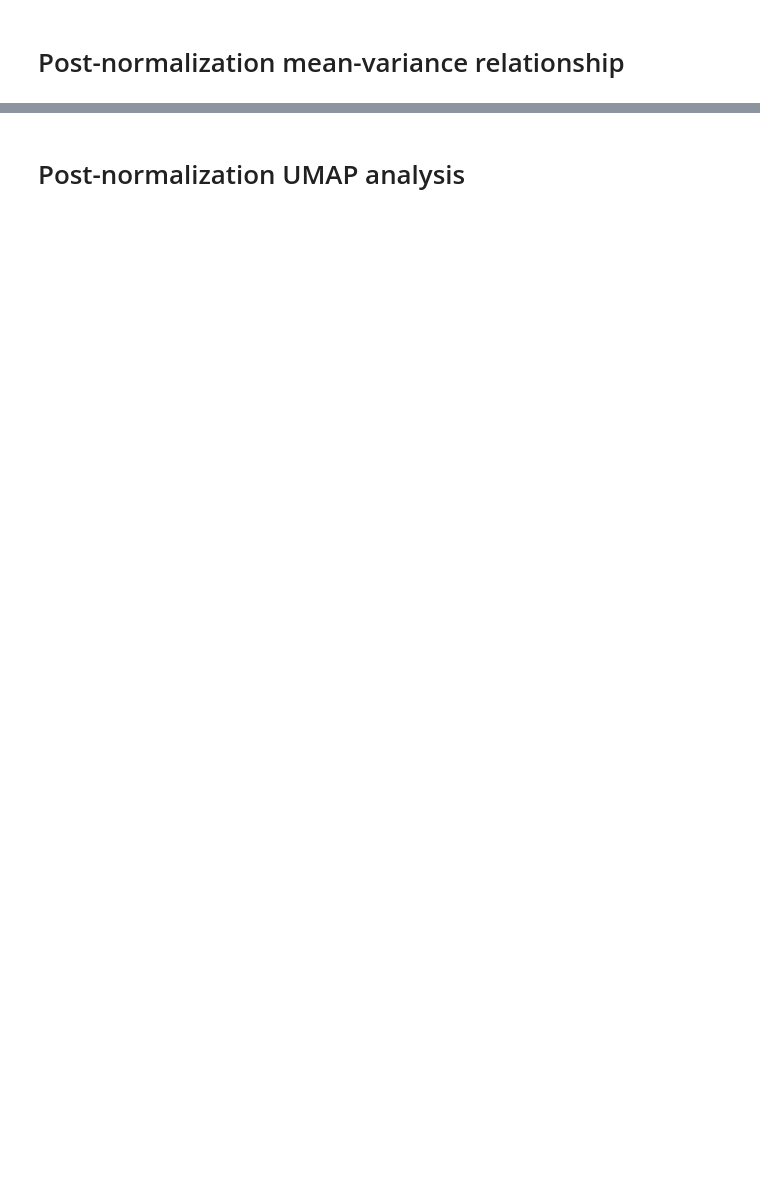
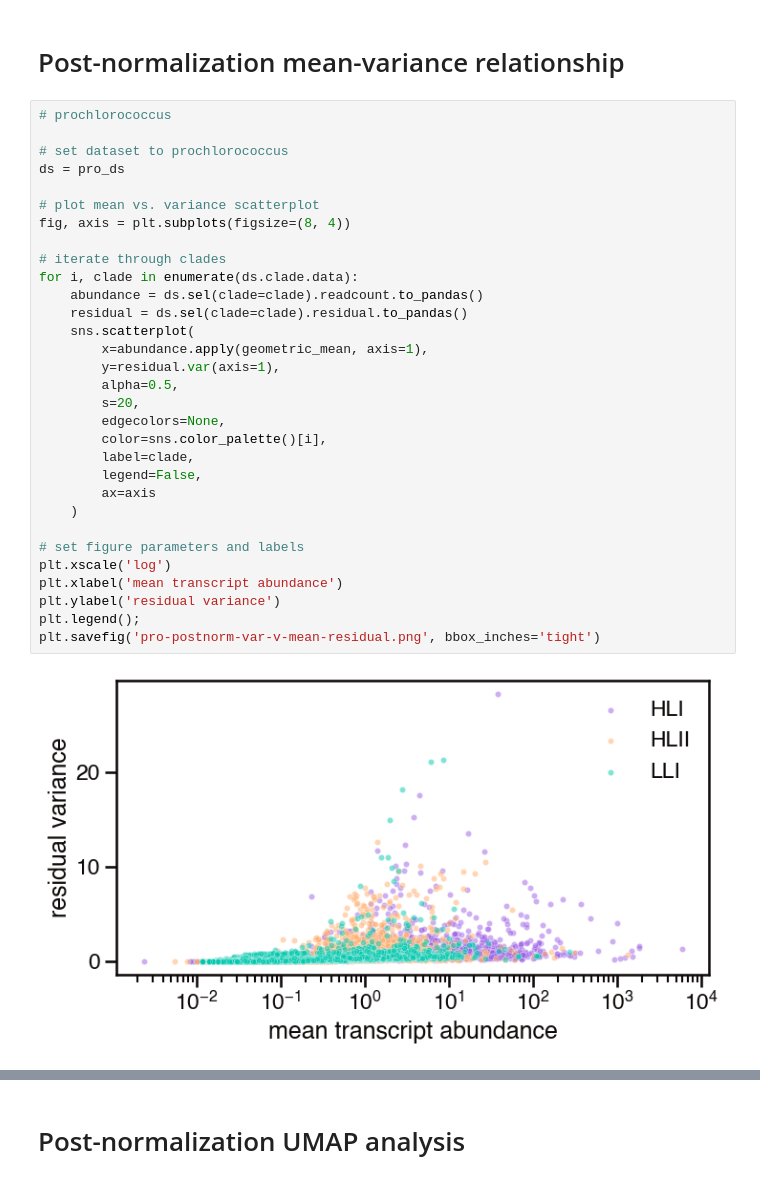
Before and after one commit to blasks/barnacle-manuscript, a Jupyter notebook: figures/3-normalization/normalization-figures.ipynb, the cells around one changed output, grey strips where cells are left out. Cells and saved outputs as stored; diff of their text form; blank space fills up the shorter version.

```diff
--- a/figures/3-normalization/normalization-figures.ipynb
+++ b/figures/3-normalization/normalization-figures.ipynb
@@ -136,2 +184,35 @@ plt.savefig('../figures/kde_pro_var_vs_mean_reads.png')
 # %% [markdown]
 # Post-normalization mean-variance relationship
+# %%
+# prochlorococcus
+
+# set dataset to prochlorococcus
+ds = pro_ds
+
+# plot mean vs. variance scatterplot
+fig, axis = plt.subplots(figsize=(8, 4))
+
+# iterate through clades
+for i, clade in enumerate(ds.clade.data):
+    abundance = ds.sel(clade=clade).readcount.to_pandas()
+    residual = ds.sel(clade=clade).residual.to_pandas()
+    sns.scatterplot(
+        x=abundance.apply(geometric_mean, axis=1),
+        y=residual.var(axis=1),
+        alpha=0.5,
+        s=20,
+        edgecolors=None,
+        color=sns.color_palette()[i],
+        label=clade,
+        legend=False,
+        ax=axis
+    )
+
+# set figure parameters and labels
+plt.xscale('log')
+plt.xlabel('mean transcript abundance')
+plt.ylabel('residual variance')
+plt.legend();
+plt.savefig('pro-postnorm-var-v-mean-residual.png', bbox_inches='tight')
+# %% [output]
+[figure, added]
```
Also changed, not shown: parts of 9 cells of this notebook.
